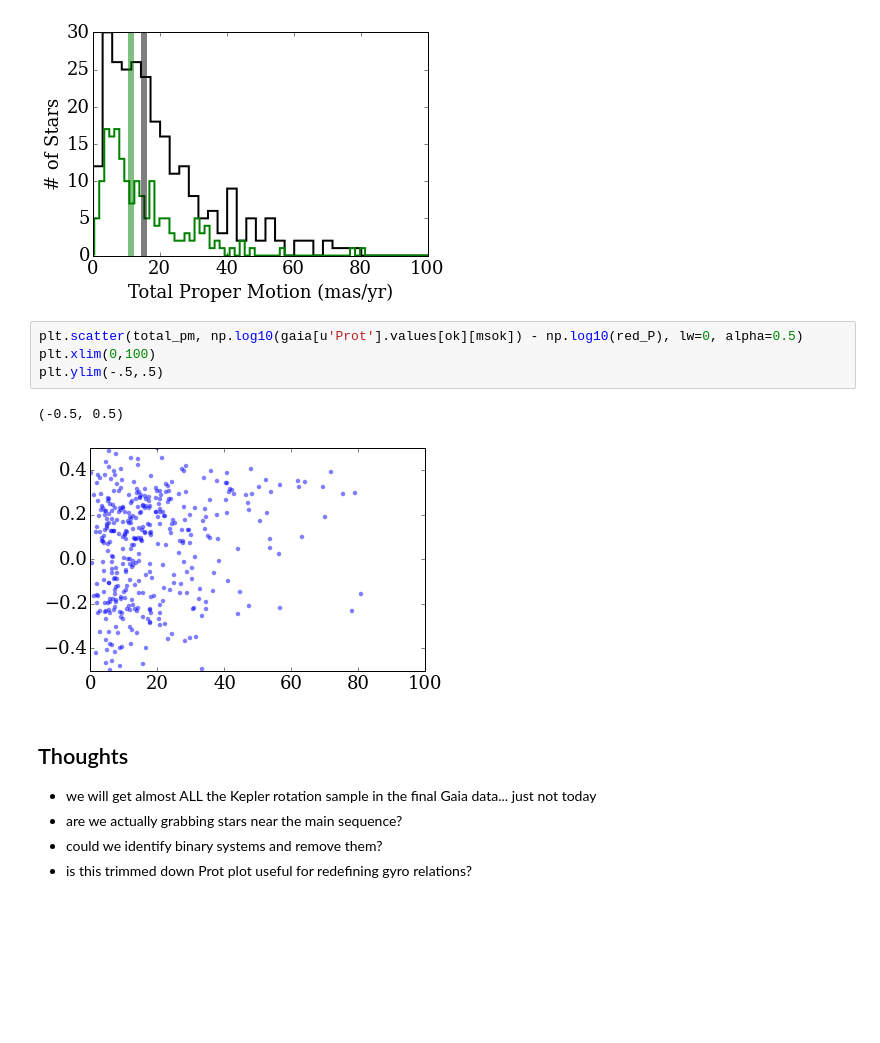
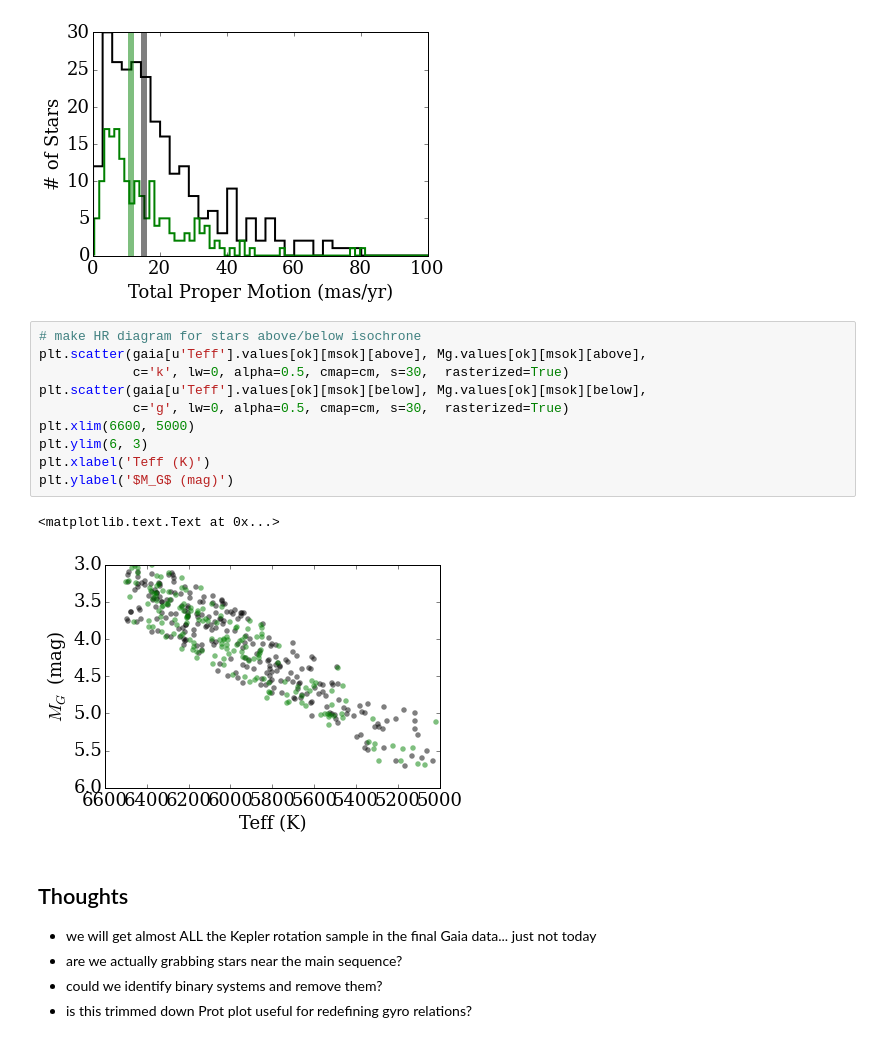
Before and after one commit to jradavenport/gaia_rot, a Jupyter notebook: explore.ipynb, the cells around one changed output. Cells and saved outputs as stored; diff of their text form; blank space fills up the shorter version.

Commit message:
mess with HR diagram again. nothing useful

```diff
--- a/explore.ipynb
+++ b/explore.ipynb
@@ -642,13 +642,19 @@ plt.savefig('fig6.png', dpi=300, bbox_inches='tight', pad_inches=0.25)
 ('median PM error:', 1.4275539188520987)
 ('diff / error = ', 2.8523661708548951)
 [figure]
-# %%
-plt.scatter(total_pm, np.log10(gaia[u'Prot'].values[ok][msok]) - np.log10(red_P), lw=0, alpha=0.5)
-plt.xlim(0,100)
-plt.ylim(-.5,.5)
-# %% [output]
-(-0.5, 0.5)
-[figure, removed]
+# %%
+# make HR diagram for stars above/below isochrone
+plt.scatter(gaia[u'Teff'].values[ok][msok][above], Mg.values[ok][msok][above],
+            c='k', lw=0, alpha=0.5, cmap=cm, s=30,  rasterized=True)
+plt.scatter(gaia[u'Teff'].values[ok][msok][below], Mg.values[ok][msok][below],
+            c='g', lw=0, alpha=0.5, cmap=cm, s=30,  rasterized=True)
+plt.xlim(6600, 5000)
+plt.ylim(6, 3)
+plt.xlabel('Teff (K)')
+plt.ylabel('$M_G$ (mag)')
+# %% [output]
+<matplotlib.text.Text at 0x...>
+[figure, added]
 # %% [markdown]
 ## Thoughts
 
```
